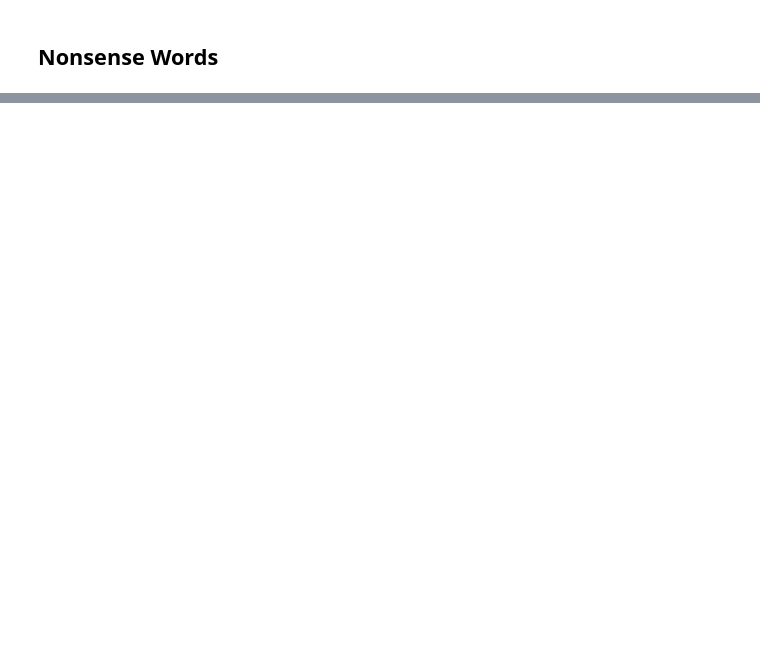
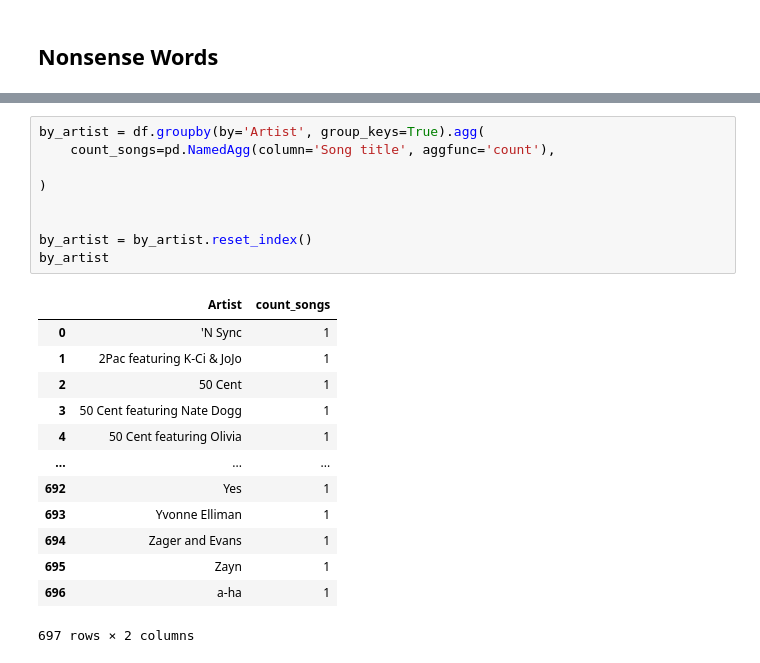
Before and after one commit to hogesonline/Pyconau2023, a Jupyter notebook: PyconTalkLyricsJupyter.ipynb, the cells around one changed output, grey strips where cells are left out. Cells and saved outputs as stored; diff of their text form; blank space fills up the shorter version.

```diff
--- a/PyconTalkLyricsJupyter.ipynb
+++ b/PyconTalkLyricsJupyter.ipynb
@@ -428,0 +477,23 @@ nonsense_dict_deduped
+# %%
+by_artist = df.groupby(by='Artist', group_keys=True).agg(
+    count_songs=pd.NamedAgg(column='Song title', aggfunc='count'),
+
+)
+
+
+by_artist = by_artist.reset_index()
+by_artist
+# %% [output]
+|  | Artist | count_songs |
+| 0 | 'N Sync | 1 |
+| 1 | 2Pac featuring K-Ci & JoJo | 1 |
+| 2 | 50 Cent | 1 |
+| 3 | 50 Cent featuring Nate Dogg | 1 |
+| 4 | 50 Cent featuring Olivia | 1 |
+| ... | ... | ... |
+| 692 | Yes | 1 |
+| 693 | Yvonne Elliman | 1 |
+| 694 | Zager and Evans | 1 |
+| 695 | Zayn | 1 |
+| 696 | a-ha | 1 |
+697 rows × 2 columns
```
Also changed, not shown: parts of 6 cells of this notebook, 11 other files.
